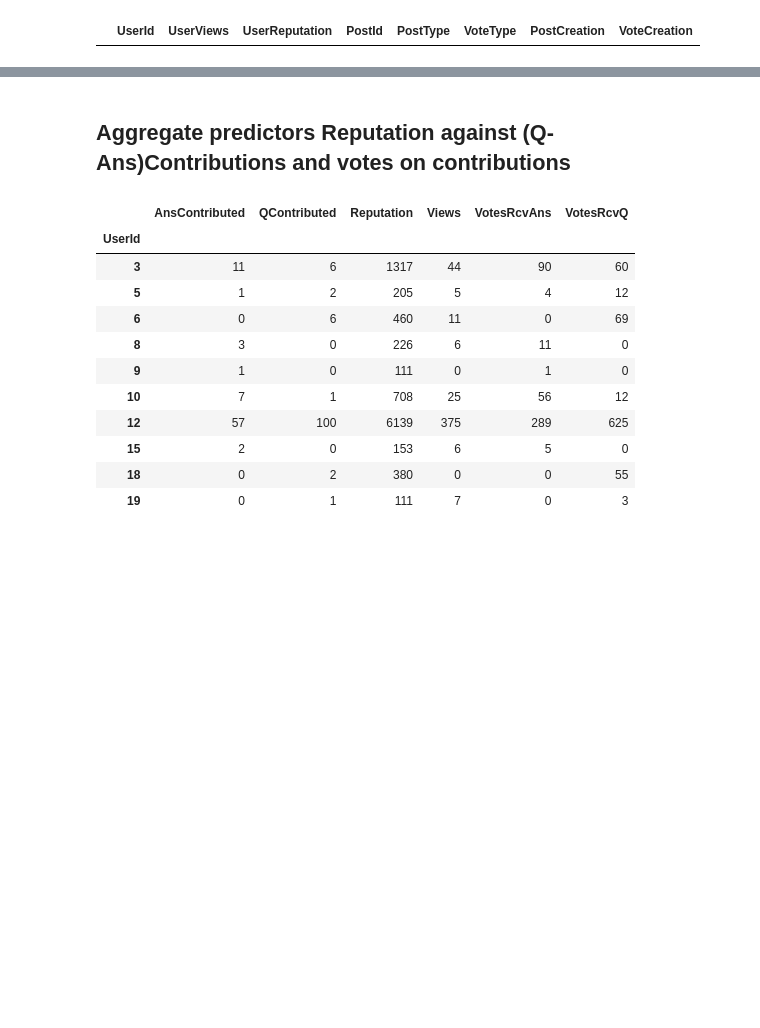
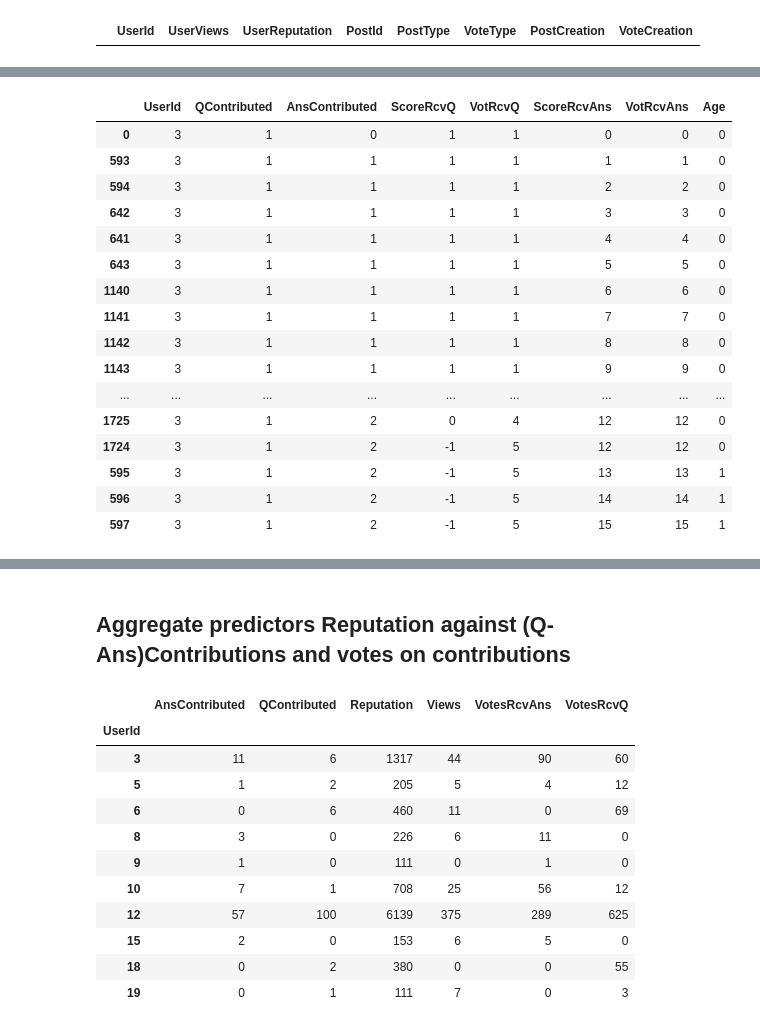
Before and after one commit to JoelDan192/Predictive-model-for-the-voting-system-in-SE-network, a Jupyter notebook: spanish_site/UserReputation.ipynb, the cells around one changed output, grey strips where cells are left out. Drawn from its saved outputs; the diff is of its cells as text; code cells hidden in the pictures; blank space fills up the shorter version.

```diff
--- a/spanish_site/UserReputation.ipynb
+++ b/spanish_site/UserReputation.ipynb
@@ -66,3 +61,23 @@ user_tseries = user_pv.sort_values(by=["PostCreation","VoteCreation"]).groupby([
+# %%
+user_tseries.head(20)
+# %% [output]
+|  | UserId | QContributed | AnsContributed | ScoreRcvQ | VotRcvQ | ScoreRcvAns | VotRcvAns | Age |
+| 0 | 3 | 1 | 0 | 1 | 1 | 0 | 0 | 0 |
+| 593 | 3 | 1 | 1 | 1 | 1 | 1 | 1 | 0 |
+| 594 | 3 | 1 | 1 | 1 | 1 | 2 | 2 | 0 |
+| 642 | 3 | 1 | 1 | 1 | 1 | 3 | 3 | 0 |
+| 641 | 3 | 1 | 1 | 1 | 1 | 4 | 4 | 0 |
+| 643 | 3 | 1 | 1 | 1 | 1 | 5 | 5 | 0 |
+| 1140 | 3 | 1 | 1 | 1 | 1 | 6 | 6 | 0 |
+| 1141 | 3 | 1 | 1 | 1 | 1 | 7 | 7 | 0 |
+| 1142 | 3 | 1 | 1 | 1 | 1 | 8 | 8 | 0 |
+| 1143 | 3 | 1 | 1 | 1 | 1 | 9 | 9 | 0 |
+| ... | ... | ... | ... | ... | ... | ... | ... | ... |
+| 1725 | 3 | 1 | 2 | 0 | 4 | 12 | 12 | 0 |
+| 1724 | 3 | 1 | 2 | -1 | 5 | 12 | 12 | 0 |
+| 595 | 3 | 1 | 2 | -1 | 5 | 13 | 13 | 1 |
+| 596 | 3 | 1 | 2 | -1 | 5 | 14 | 14 | 1 |
+| 597 | 3 | 1 | 2 | -1 | 5 | 15 | 15 | 1 |
 # %%
 user_tseries[(user_tseries.QContributed.isnull())| (user_tseries.AnsContributed.isnull())]
 # %% [output]
```
Also changed, not shown: parts of 15 cells of this notebook, 2 other files.
